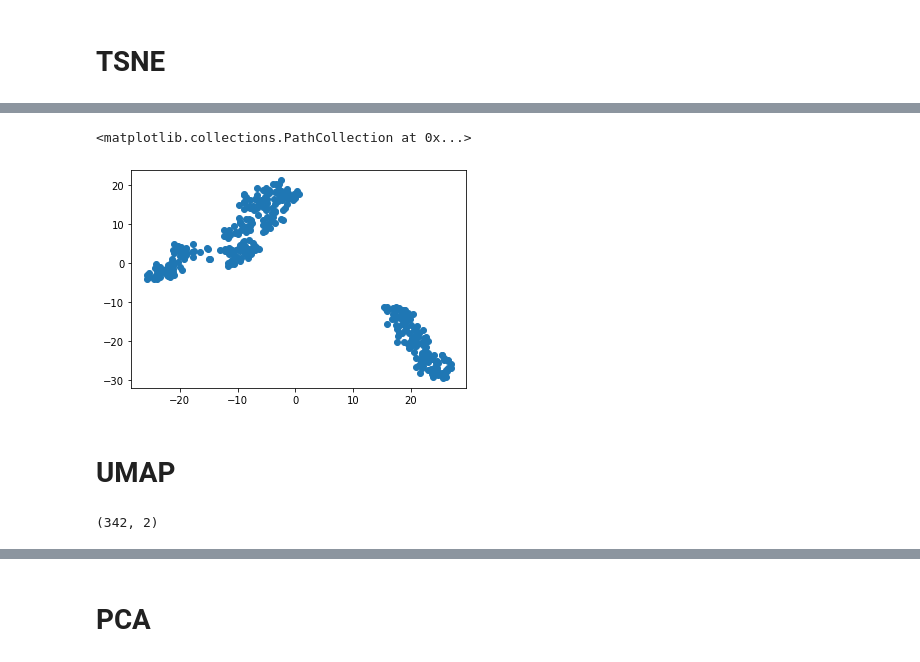
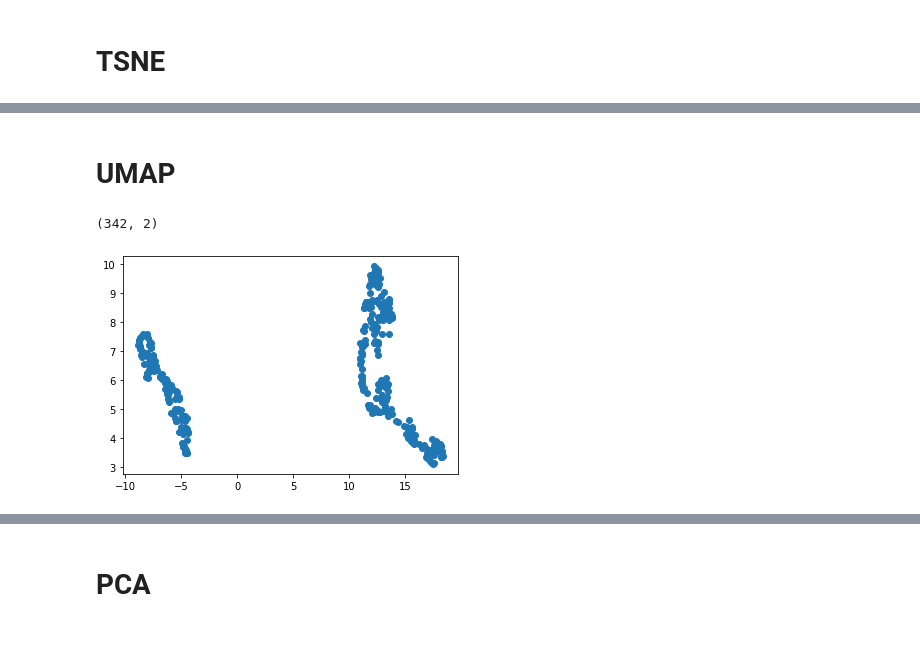
Before and after one commit to AntonMaxen/applied-ai, a Jupyter notebook: assignment_2/clustering_vg.ipynb, the cells around one changed output, grey strips where cells are left out. Saved outputs shown, nothing was run; the diff lists cells and outputs as text; code cells hidden in the pictures.

```diff
--- a/assignment_2/clustering_vg.ipynb
+++ b/assignment_2/clustering_vg.ipynb
@@ -38,13 +38,11 @@ X_tsne_embedded = tsne.fit_transform(scaled_df.copy())
-# %%
-plt.scatter(X_tsne_embedded[:, 0], X_tsne_embedded[:, 1])
-# %% [output]
-<matplotlib.collections.PathCollection at 0x...>
-[figure, removed]
 # %% [markdown]
 # UMAP
 # %%
 reducer = umap.UMAP(n_components=2)
 X_umap_embedded = reducer.fit_transform(scaled_df.copy())
-X_umap_embedded.shape
+print(X_umap_embedded.shape)
+plt.scatter(X_umap_embedded[:, 0], X_umap_embedded[:, 1])
+plt.show()
 # %% [output]
 (342, 2)
+[figure, added]
```
Also changed, not shown: parts of 27 cells of this notebook, 1 other file.
